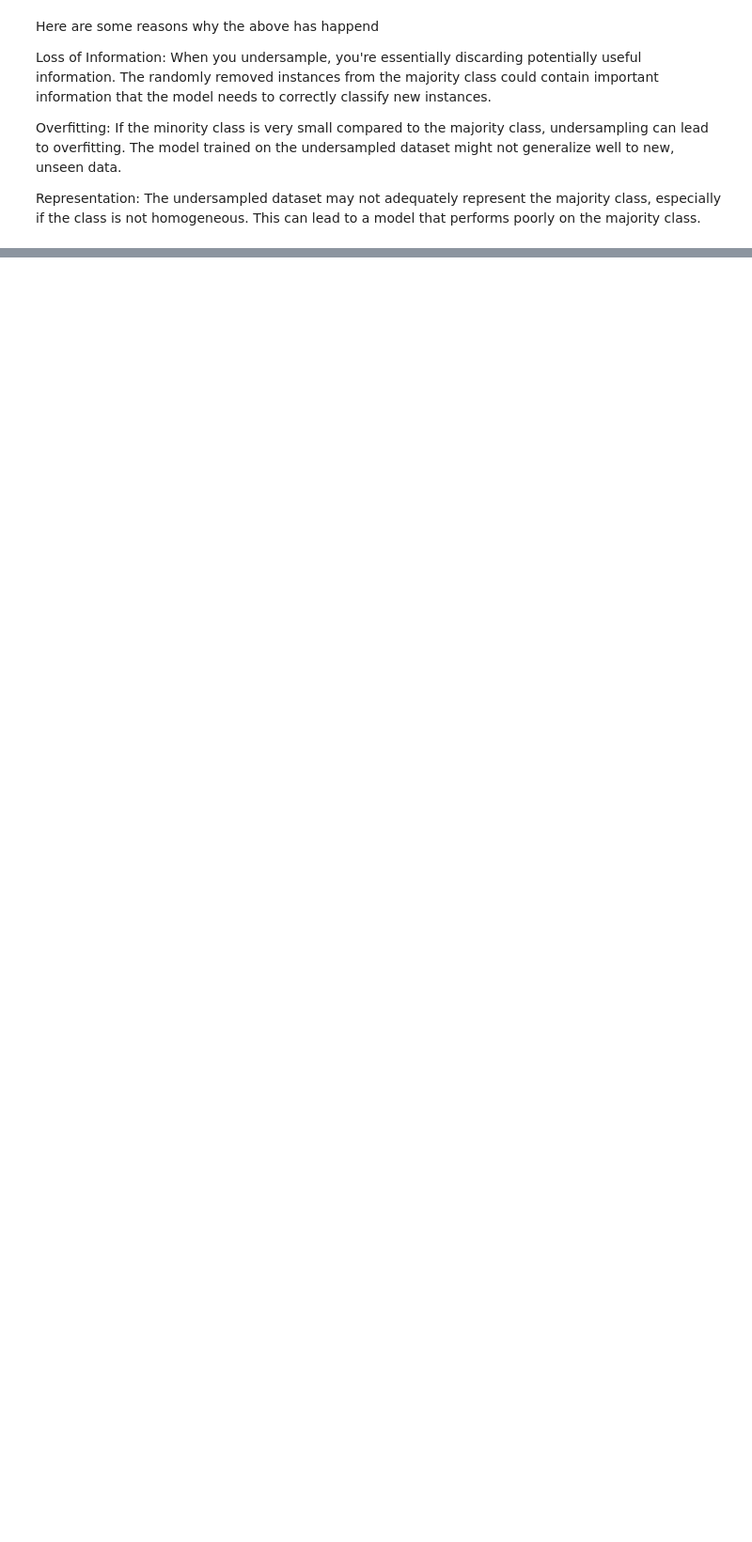
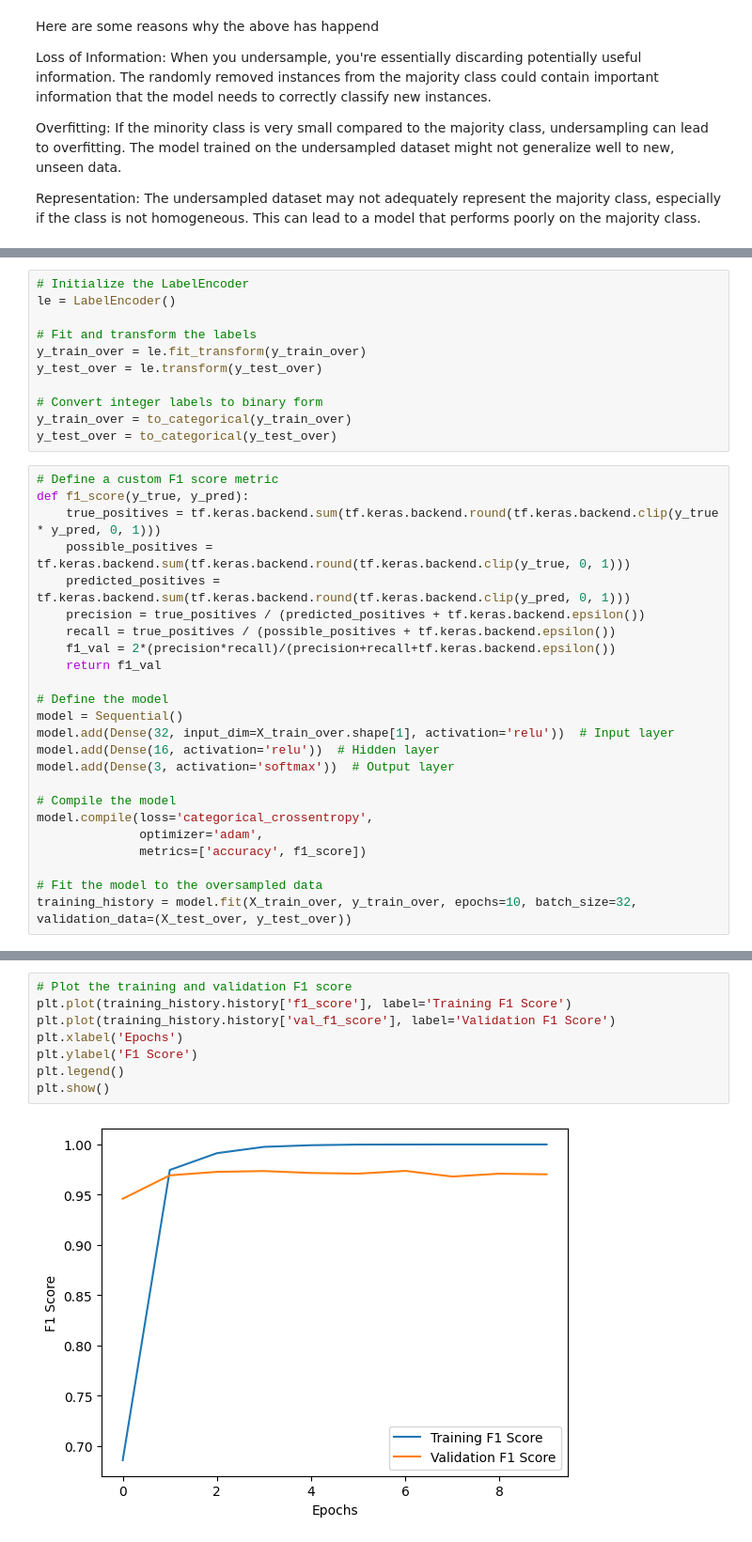
Before and after one commit to nightsinker/TSAP-UberEats, a Jupyter notebook: Data_Merge/IT2394_222197Y_Modelling.ipynb, the cells around one changed output, grey strips where cells are left out. Shown: that part at 94% size. Cells and saved outputs as stored; diff of their text form; blank space fills up the shorter version.

```diff
--- a/Data_Merge/IT2394_222197Y_Modelling.ipynb
+++ b/Data_Merge/IT2394_222197Y_Modelling.ipynb
@@ -335,0 +512,35 @@ F1 Score:  0.8832492999681
+# %%
+# Initialize the LabelEncoder
+le = LabelEncoder()
+
+# Fit and transform the labels
+y_train_over = le.fit_transform(y_train_over)
+y_test_over = le.transform(y_test_over)
+
+# Convert integer labels to binary form
+y_train_over = to_categorical(y_train_over)
+y_test_over = to_categorical(y_test_over)
+# %%
+# Define a custom F1 score metric
+def f1_score(y_true, y_pred):
+    true_positives = tf.keras.backend.sum(tf.keras.backend.round(tf.keras.backend.clip(y_true * y_pred, 0, 1)))
+    possible_positives = tf.keras.backend.sum(tf.keras.backend.round(tf.keras.backend.clip(y_true, 0, 1)))
+    predicted_positives = tf.keras.backend.sum(tf.keras.backend.round(tf.keras.backend.clip(y_pred, 0, 1)))
+    precision = true_positives / (predicted_positives + tf.keras.backend.epsilon())
+    recall = true_positives / (possible_positives + tf.keras.backend.epsilon())
+    f1_val = 2*(precision*recall)/(precision+recall+tf.keras.backend.epsilon())
+    return f1_val
+
+# Define the model
+model = Sequential()
+model.add(Dense(32, input_dim=X_train_over.shape[1], activation='relu'))  # Input layer
+model.add(Dense(16, activation='relu'))  # Hidden layer
+model.add(Dense(3, activation='softmax'))  # Output layer
+
+# Compile the model
+model.compile(loss='categorical_crossentropy',
+              optimizer='adam',
+              metrics=['accuracy', f1_score])
+
+# Fit the model to the oversampled data
+training_history = model.fit(X_train_over, y_train_over, epochs=10, batch_size=32, validation_data=(X_test_over, y_test_over))
@@ -335,0 +568,10 @@ F1 Score:  0.8832492999681
+# %%
+# Plot the training and validation F1 score
+plt.plot(training_history.history['f1_score'], label='Training F1 Score')
+plt.plot(training_history.history['val_f1_score'], label='Validation F1 Score')
+plt.xlabel('Epochs')
+plt.ylabel('F1 Score')
+plt.legend()
+plt.show()
+# %% [output]
+[figure, added]
```
Also changed, not shown: parts of 33 cells of this notebook.
